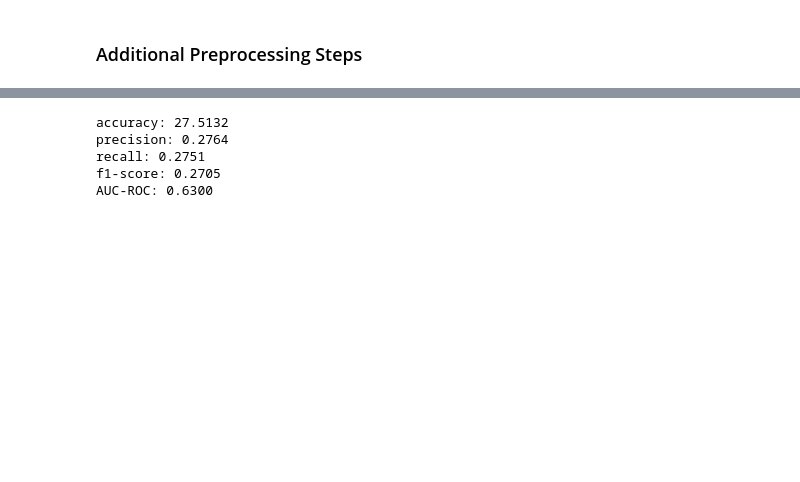
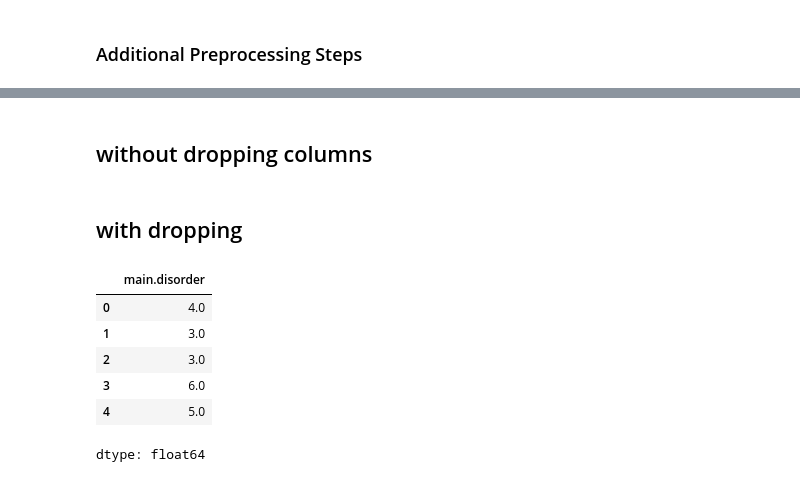
Before and after one commit to enjyashraf18/Psychiatric-Disorders-Classification, a Jupyter notebook: Models/Psychiatric_Disorders_Classification_using_Random_Forest.ipynb, the cells around one changed output, grey strips where cells are left out. Cells and saved outputs as stored; diff of their text form; code cells hidden in the pictures; blank space fills up the shorter version.

```diff
--- a/Models/Psychiatric_Disorders_Classification_using_Random_Forest.ipynb
+++ b/Models/Psychiatric_Disorders_Classification_using_Random_Forest.ipynb
@@ -33,21 +35 @@ Obsessive compulsive disorder          46
 Name: count, dtype: int64
-# %%
-from sklearn.preprocessing import LabelEncoder
-
-# drop irrelevant columns
-# data = data.drop(['no.','eeg.date', 'Unnamed: 122'], axis= 1)
-
-data = data.drop(columns=["education","IQ","Unnamed: 122","no.","sex","age","eeg.date","specific.disorder"])
-
-# encode sex
-# data['sex'] = data['sex'].map({'M': 1, 'F':0})
-
-le = LabelEncoder()
-data['main.disorder'] = le.fit_transform(data['main.disorder'])
-
-# numeric_cols = data.select_dtypes(include=[np.number]).columns
-
-# # Handle outliers
-# for col in numeric_cols:
-#     if col in data.columns:  # Ensure column still exists
-#         data[col] = data[col].clip(lower=data[col].quantile(0.01), upper=data[col].quantile(0.99))
@@ -128,22 +36,2 @@ y_test_pred = best_random_forest_model.predict(x_test)
-# %%
-from sklearn.metrics import accuracy_score, precision_score, recall_score, f1_score, confusion_matrix, roc_auc_score
-
-accuracy = accuracy_score(y_test, y_test_pred)
-precision = precision_score(y_test, y_test_pred, average='weighted')
-recall = recall_score(y_test, y_test_pred, average='weighted')
-f1 = f1_score(y_test, y_test_pred, average='weighted')
-
-print(f"accuracy: {accuracy * 100 :.4f} ")
-print(f"precision: {precision:.4f}")
-print(f"recall: {recall:.4f}")
-print(f"f1-score: {f1:.4f}")
-
-y_test_prob = best_random_forest_model.predict_proba(x_test)
-auc = roc_auc_score(y_test, y_test_prob, multi_class='ovr')
-print(f"AUC-ROC: {auc:.4f}")
-# %% [output]
-accuracy: 27.5132
-precision: 0.2764
-recall: 0.2751
-f1-score: 0.2705
-AUC-ROC: 0.6300
+# %% [markdown]
+## without dropping columns
@@ -149,0 +42,21 @@ AUC-ROC: 0.6300
+# %% [markdown]
+## with dropping
+# %%
+# dropping unnecessary columns
+new_data=data.drop(columns=["education","IQ","sex","age"])
+new_data.head()
+
+x_cols = [col for col in new_data.columns if not col.startswith("main.disorder")]
+x_data = new_data[x_cols]
+y_data= new_data['main.disorder']
+
+x_data.head()
+y_data.head()
+# %% [output]
+|  | main.disorder |
+| 0 | 4.0 |
+| 1 | 3.0 |
+| 2 | 3.0 |
+| 3 | 6.0 |
+| 4 | 5.0 |
+dtype: float64
```
Also changed, not shown: parts of 12 cells of this notebook.
